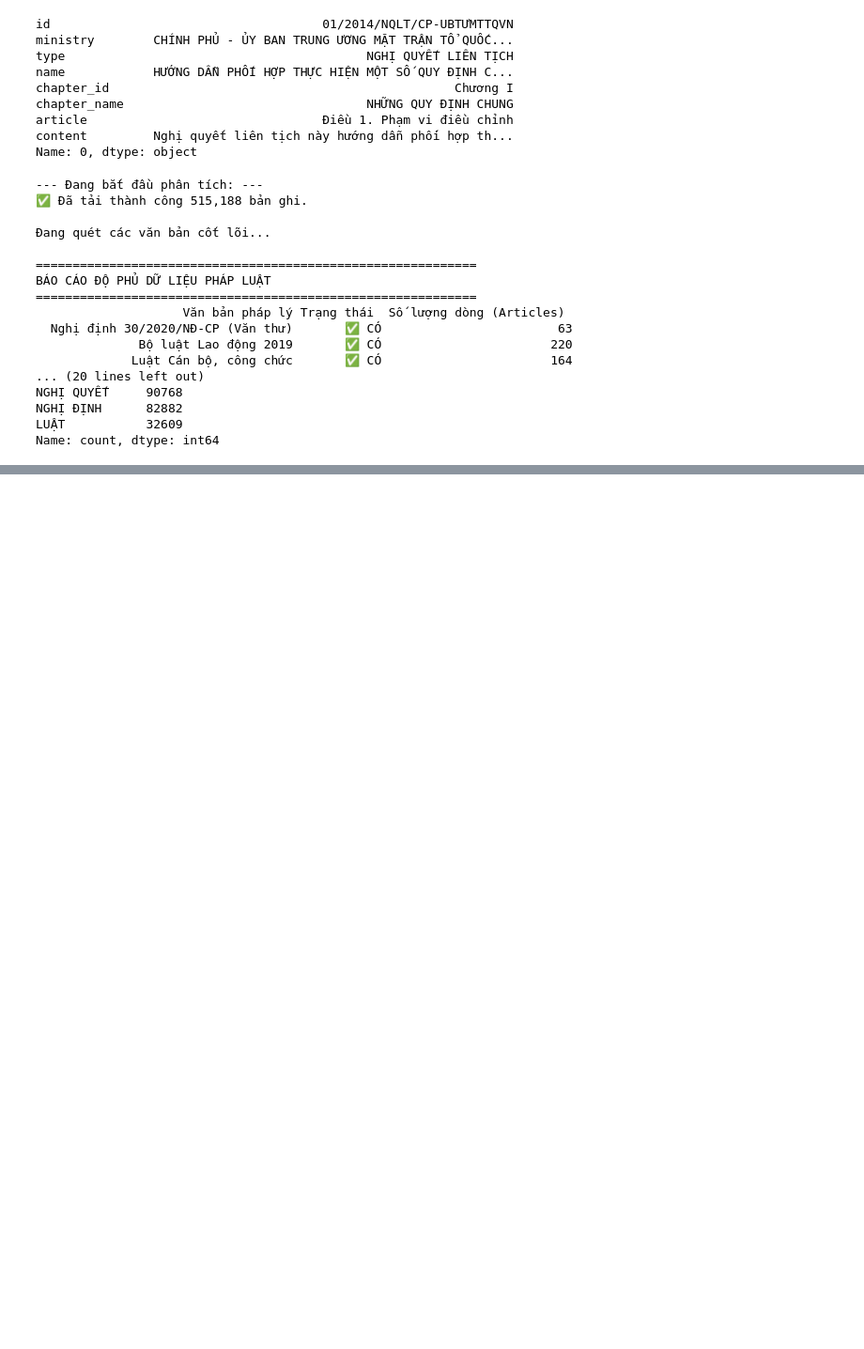
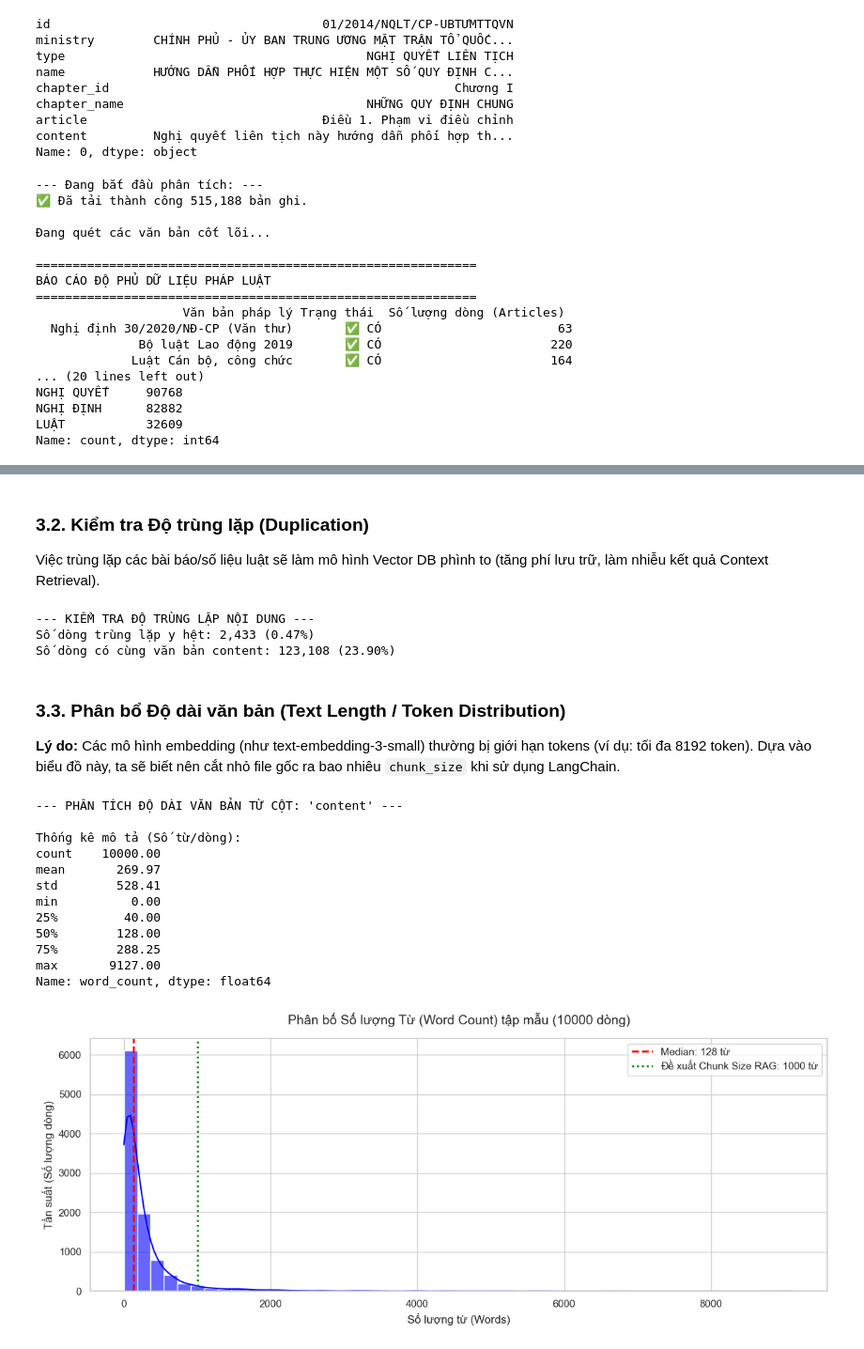
Before and after one commit to anh130305/RagDraftingAI, a Jupyter notebook: data/checkData.ipynb, the cells around one changed output, grey strips where cells are left out. Shown at 94% size. Drawn from its saved outputs; the diff is of its cells as text; code cells hidden in the pictures; blank space fills up the shorter version.

```diff
--- a/data/checkData.ipynb
+++ b/data/checkData.ipynb
@@ -250,0 +286,7 @@ Name: count, dtype: int64
+# %%
+import matplotlib.pyplot as plt
+import seaborn as sns
+
+# Thiết lập style cho biểu đồ
+sns.set_theme(style="whitegrid")
+plt.rcParams['figure.figsize'] = (10, 6)
@@ -250,0 +330,71 @@ Name: count, dtype: int64
+# %% [markdown]
+### 3.2. Kiểm tra Độ trùng lặp (Duplication)
+Việc trùng lặp các bài báo/số liệu luật sẽ làm mô hình Vector DB phình to (tăng phí lưu trữ, làm nhiễu kết quả Context Retrieval).
+# %%
+def check_duplicates(df):
+    print("--- KIỂM TRA ĐỘ TRÙNG LẶP NỘI DUNG ---")
+
+    # Kiểm tra trùng lặp toàn bộ dòng
+    exact_duplicates = df.duplicated().sum()
+    print(f"Số dòng trùng lặp y hệt: {exact_duplicates:,} ({exact_duplicates/len(df)*100:.2f}%)")
+
+    # Kiểm tra trùng lặp nội dung (content)
+    if 'content' in df.columns:
+        content_duplicates = df.duplicated(subset=['content']).sum()
+        print(f"Số dòng có cùng văn bản content: {content_duplicates:,} ({content_duplicates/len(df)*100:.2f}%)")
+
+check_duplicates(legal_df)
+# %% [output]
+--- KIỂM TRA ĐỘ TRÙNG LẶP NỘI DUNG ---
+Số dòng trùng lặp y hệt: 2,433 (0.47%)
+Số dòng có cùng văn bản content: 123,108 (23.90%)
+# %% [markdown]
+### 3.3. Phân bổ Độ dài văn bản (Text Length / Token Distribution)
+**Lý do:** Các mô hình embedding (như text-embedding-3-small) thường bị giới hạn tokens (ví dụ: tối đa 8192 token). Dựa vào biểu đồ này, ta sẽ biết nên cắt nhỏ file gốc ra bao nhiêu `chunk_size` khi sử dụng LangChain.
+# %%
+def plot_text_length_distribution(df, column_name='content', sample_size=10000):
+    print(f"--- PHÂN TÍCH ĐỘ DÀI VĂN BẢN TỪ CỘT: '{column_name}' ---")
+
+    if column_name not in df.columns:
+        print(f"Không tìm thấy cột {column_name}")
+        return
+
+    # Để tiết kiệm RAM khi vẽ biểu đồ, lấy ngẫu nhiên một mẫu dữ liệu (sample)
+    df_sample = df.sample(min(sample_size, len(df))) if len(df) > sample_size else df
+
+    # Tính độ dài theo số từ (words) - giả lập Token
+    df_sample['word_count'] = df_sample[column_name].fillna('').astype(str).apply(lambda x: len(x.split()))
+
+    print("\nThống kê mô tả (Số từ/dòng):")
+    print(df_sample['word_count'].describe().round(2))
+
+    # Vẽ biểu đồ
+    plt.figure(figsize=(12, 5))
+    sns.histplot(df_sample['word_count'], bins=50, kde=True, color='blue', alpha=0.6)
+
+    plt.title(f"Phân bố Số lượng Từ (Word Count) tập mẫu ({min(sample_size, len(df))} dòng)", fontsize=14, pad=15)
+    plt.xlabel("Số lượng từ (Words)", fontsize=12)
+    plt.ylabel("Tần suất (Số lượng dòng)", fontsize=12)
+    plt.axvline(df_sample['word_count'].median(), color='red', linestyle='dashed', linewidth=2, label=f"Median: {df_sample['word_count'].median():.0f} từ")
+    plt.axvline(1000, color='green', linestyle='dotted', linewidth=2, label="Đề xuất Chunk Size RAG: 1000 từ")
+
+    plt.legend()
+    plt.tight_layout()
+    plt.show()
+
+# Chạy vẽ đồ thị
+plot_text_length_distribution(legal_df)
+# %% [output]
+--- PHÂN TÍCH ĐỘ DÀI VĂN BẢN TỪ CỘT: 'content' ---
+
+Thống kê mô tả (Số từ/dòng):
+count    10000.00
+mean       269.97
+std        528.41
+min          0.00
+25%         40.00
+50%        128.00
+75%        288.25
+max       9127.00
+Name: word_count, dtype: float64
+[figure, added]
```
Also changed, not shown: parts of 8 cells of this notebook, 4 other files.
